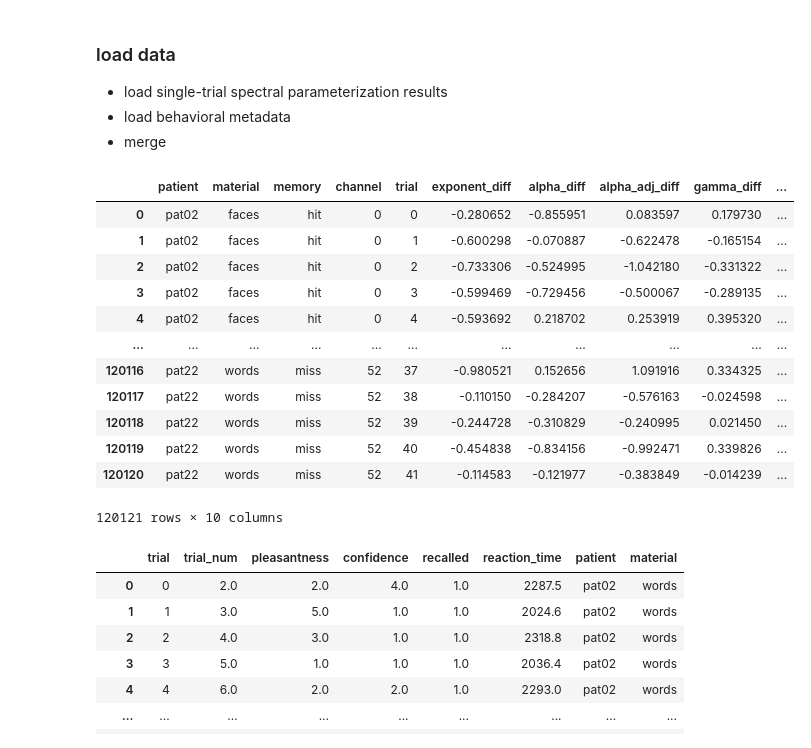
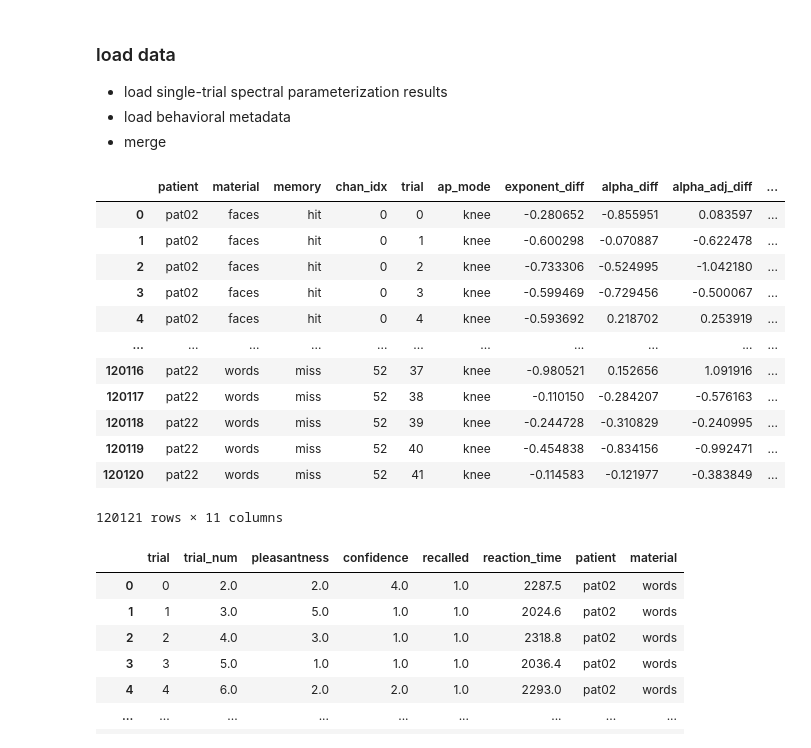
Before and after one commit to voytekresearch/oscillation_vs_exponent, a Jupyter notebook: notebooks/model_behavior.ipynb, the cells around one changed output. Cells and saved outputs as stored; diff of their text form; code cells hidden in the pictures.

```diff
--- a/notebooks/model_behavior.ipynb
+++ b/notebooks/model_behavior.ipynb
@@ -218,30 +218,28 @@ def plot_score(df, chance=0.5):
 # %%
 # load single trial spectral parameter results (pipeline step 7)
 df = pd.read_csv(f"{PROJECT_PATH}/data/results/psd_trial_params.csv")
 df = df.loc[df['ap_mode']=='knee']
-df = df.pivot_table(index=["patient", "material", "memory", "chan_idx", "trial"], columns="epoch", values=["exponent", "alpha", "alpha_adj", "gamma", "gamma_adj"])
+df = df.pivot_table(index=["patient", "material", "memory", "chan_idx", "trial", "ap_mode"], columns="epoch", values=["exponent", "alpha", "alpha_adj", "gamma", "gamma_adj"])
 for feature in ["exponent", "alpha", "alpha_adj", "gamma", "gamma_adj"]:
     df[(feature, "diff")] = df[(feature, 'post')] - df[(feature, 'pre')]
     df.drop(columns=[(feature, 'pre'), (feature, 'post')], inplace=True)
 df.columns = [f"{feature}_{epoch}" for feature, epoch in df.columns]
 df.reset_index(inplace=True)
-df.rename(columns={"chan_idx": "channel"}, inplace=True)
-results = df.copy()
-results
+df
 # %% [output]
-|  | patient | material | memory | channel | trial | exponent_diff | alpha_diff | alpha_adj_diff | gamma_diff | ... |
-| 0 | pat02 | faces | hit | 0 | 0 | -0.280652 | -0.855951 | 0.083597 | 0.179730 | ... |
-| 1 | pat02 | faces | hit | 0 | 1 | -0.600298 | -0.070887 | -0.622478 | -0.165154 | ... |
-| 2 | pat02 | faces | hit | 0 | 2 | -0.733306 | -0.524995 | -1.042180 | -0.331322 | ... |
-| 3 | pat02 | faces | hit | 0 | 3 | -0.599469 | -0.729456 | -0.500067 | -0.289135 | ... |
-| 4 | pat02 | faces | hit | 0 | 4 | -0.593692 | 0.218702 | 0.253919 | 0.395320 | ... |
+|  | patient | material | memory | chan_idx | trial | ap_mode | exponent_diff | alpha_diff | alpha_adj_diff | ... |
+| 0 | pat02 | faces | hit | 0 | 0 | knee | -0.280652 | -0.855951 | 0.083597 | ... |
+| 1 | pat02 | faces | hit | 0 | 1 | knee | -0.600298 | -0.070887 | -0.622478 | ... |
+| 2 | pat02 | faces | hit | 0 | 2 | knee | -0.733306 | -0.524995 | -1.042180 | ... |
+| 3 | pat02 | faces | hit | 0 | 3 | knee | -0.599469 | -0.729456 | -0.500067 | ... |
+| 4 | pat02 | faces | hit | 0 | 4 | knee | -0.593692 | 0.218702 | 0.253919 | ... |
 | ... | ... | ... | ... | ... | ... | ... | ... | ... | ... | ... |
-| 120116 | pat22 | words | miss | 52 | 37 | -0.980521 | 0.152656 | 1.091916 | 0.334325 | ... |
-| 120117 | pat22 | words | miss | 52 | 38 | -0.110150 | -0.284207 | -0.576163 | -0.024598 | ... |
-| 120118 | pat22 | words | miss | 52 | 39 | -0.244728 | -0.310829 | -0.240995 | 0.021450 | ... |
-| 120119 | pat22 | words | miss | 52 | 40 | -0.454838 | -0.834156 | -0.992471 | 0.339826 | ... |
-| 120120 | pat22 | words | miss | 52 | 41 | -0.114583 | -0.121977 | -0.383849 | -0.014239 | ... |
+| 120116 | pat22 | words | miss | 52 | 37 | knee | -0.980521 | 0.152656 | 1.091916 | ... |
+| 120117 | pat22 | words | miss | 52 | 38 | knee | -0.110150 | -0.284207 | -0.576163 | ... |
+| 120118 | pat22 | words | miss | 52 | 39 | knee | -0.244728 | -0.310829 | -0.240995 | ... |
+| 120119 | pat22 | words | miss | 52 | 40 | knee | -0.454838 | -0.834156 | -0.992471 | ... |
+| 120120 | pat22 | words | miss | 52 | 41 | knee | -0.114583 | -0.121977 | -0.383849 | ... |
-120121 rows × 10 columns
+120121 rows × 11 columns
 # %%
 # # load single trial spectral parameter results (pipeline step 7)
 # results = pd.read_csv(f"{PROJECT_PATH}/data/results/single_trial_params.csv", index_col=0)
```
Also changed, not shown: parts of 16 cells of this notebook.
